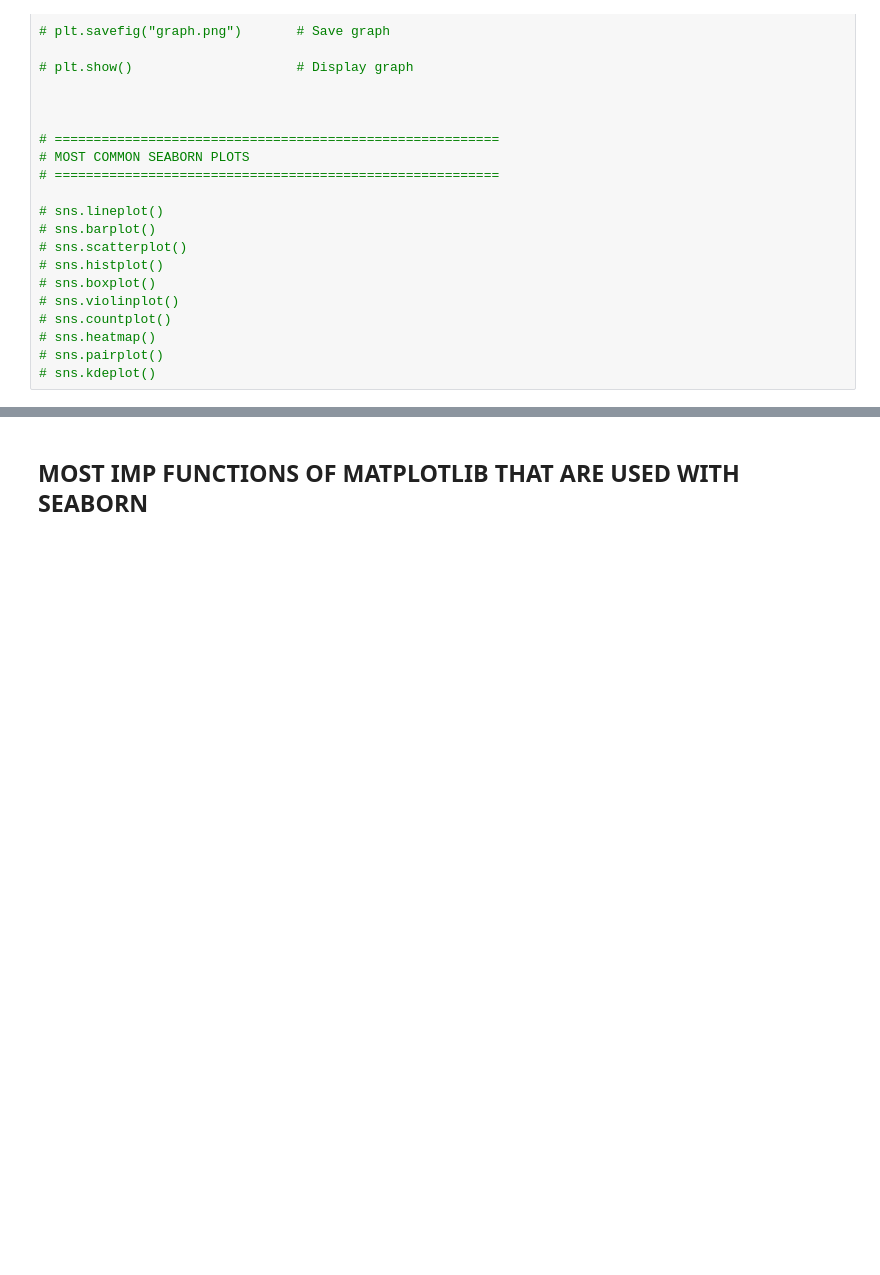
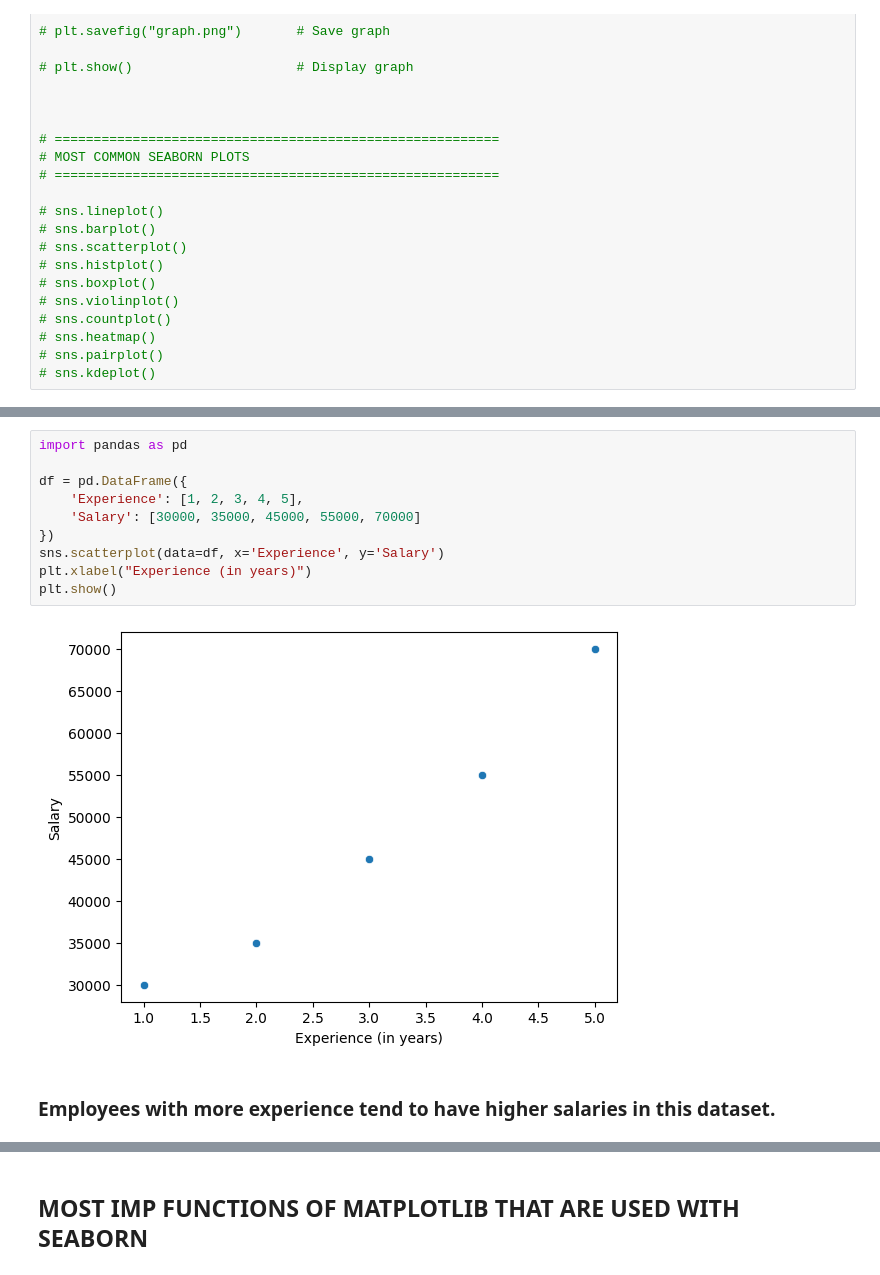
Before and after one commit to theaditya24/COMPLETE-PYTHON-FOR-DATA-ANALYTICS, a Jupyter notebook: DATA VISUALIZATION/Seaborn.ipynb, the cells around one changed output, grey strips where cells are left out. Drawn from its saved outputs; the diff is of its cells as text; blank space fills up the shorter version.

```diff
--- a/DATA VISUALIZATION/Seaborn.ipynb
+++ b/DATA VISUALIZATION/Seaborn.ipynb
@@ -161,3 +161,17 @@ plt.show()
+# %%
+import pandas as pd
+
+df = pd.DataFrame({
+    'Experience': [1, 2, 3, 4, 5],
+    'Salary': [30000, 35000, 45000, 55000, 70000]
+})
+sns.scatterplot(data=df, x='Experience', y='Salary')
+plt.xlabel("Experience (in years)")
+plt.show()
+# %% [output]
+[figure, added]
+# %% [markdown]
+### Employees with more experience tend to have higher salaries in this dataset.
 # %%
 # Example 2:
 data = {
```
Also changed, not shown: parts of 44 cells of this notebook.
